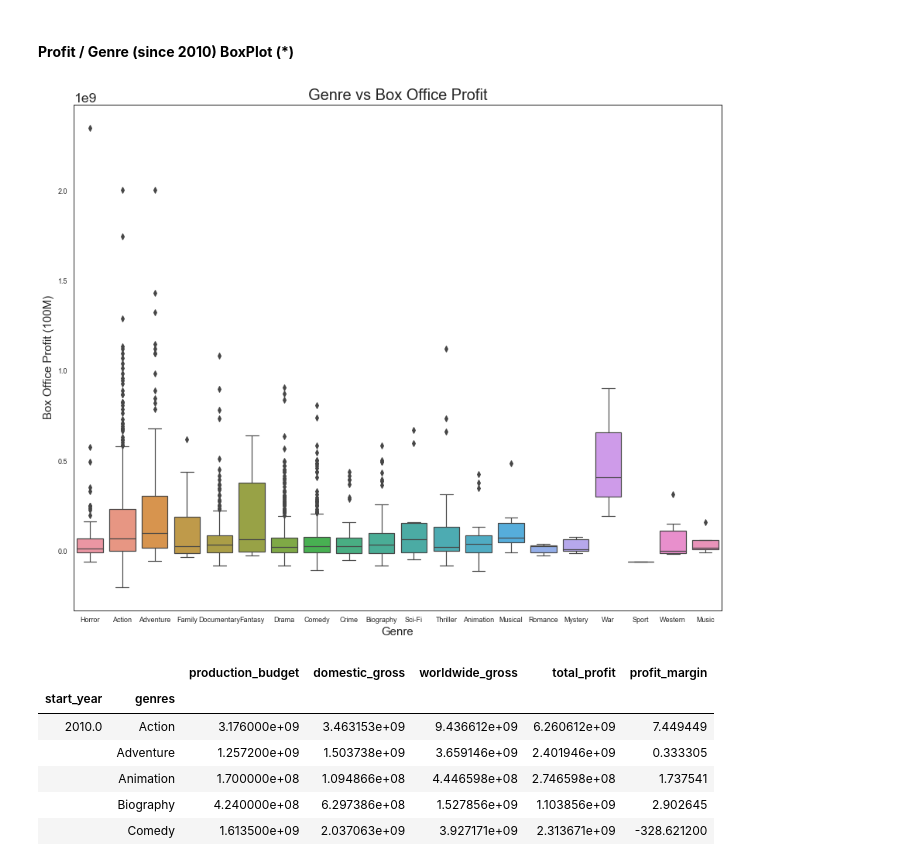
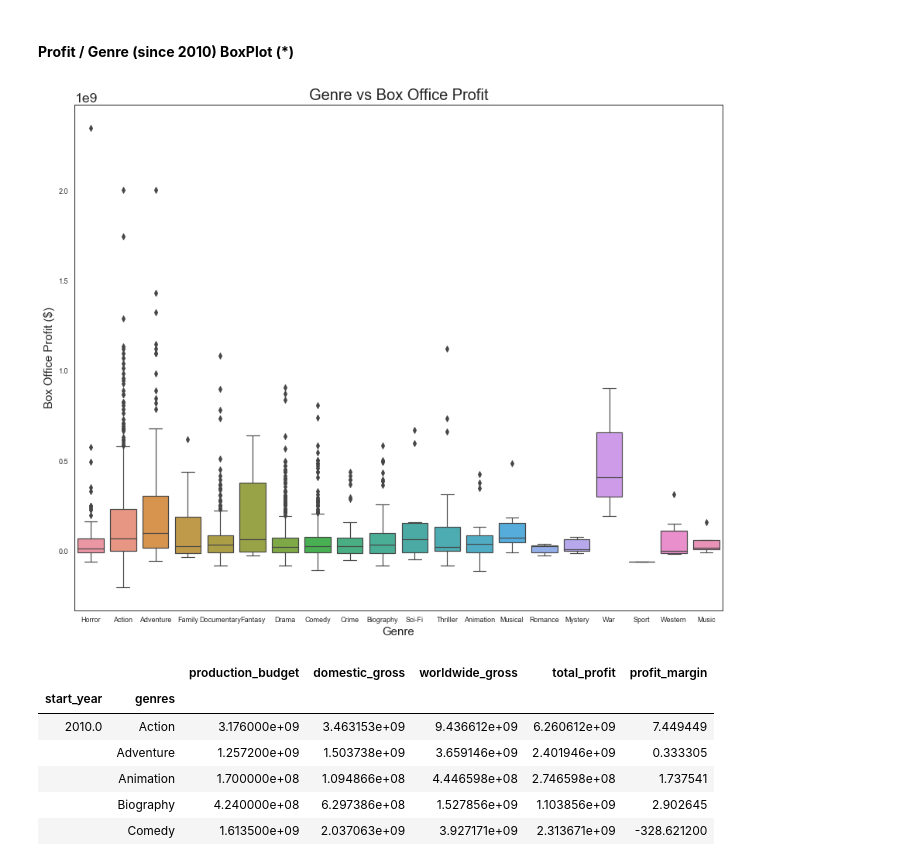
Before and after one commit to fecezar/movie-analysis-project, a Jupyter notebook: dylan_project/dylan_final.ipynb, the cells around one changed output. Cells and saved outputs as stored; diff of their text form; code cells hidden in the pictures.

```diff
--- a/dylan_project/dylan_final.ipynb
+++ b/dylan_project/dylan_final.ipynb
@@ -684,14 +684,14 @@ movie_details_df.reset_index(inplace=True)
 # %%
 plt.figure(figsize=(15,12))
 
 b = sns.boxplot(x="genres", y=('total_profit'), data=movie_details_df)
 b.axes.set_title("Genre vs Box Office Profit",fontsize=20)
 b.set_xlabel("Genre",fontsize=15)
-b.set_ylabel("Box Office Profit (100M)",fontsize=15)
+b.set_ylabel("Box Office Profit ($)",fontsize=15)
 b.tick_params(labelsize=9)
 b.set_ylim=([150000000,0])
 # %% [output]
-[figure, old version]
+[figure, new version]
 # %%
 #Now let's look at total profit / genre / time
 
```
Also changed, not shown: parts of 9 cells of this notebook, 32 other files.
